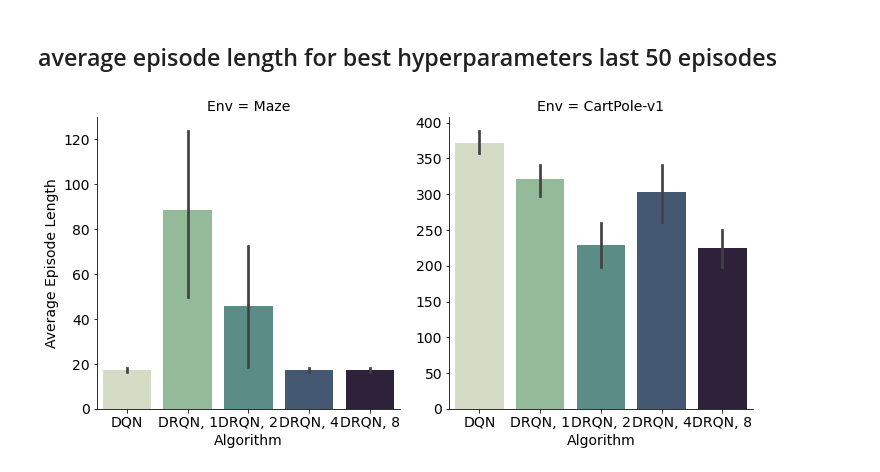
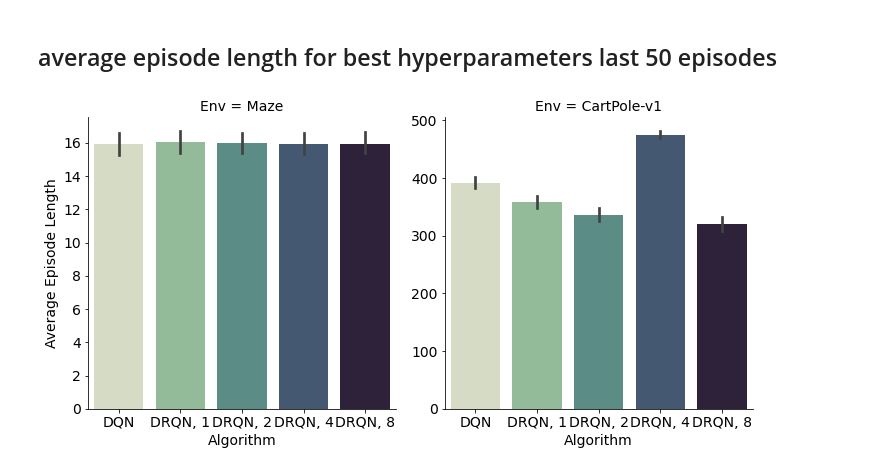
Before and after one commit to RevanMacQueen/DRQN, a Jupyter notebook: new_visualizations_2.ipynb, the cells around one changed output. Saved outputs shown, nothing was run; the diff lists cells and outputs as text; code cells hidden in the pictures.

```diff
--- a/new_visualizations_2.ipynb
+++ b/new_visualizations_2.ipynb
@@ -216,19 +122,13 @@ def extract_epsisode_lengths(root: str, param_names: list, filters=None, cutoffs
 # %%
-root = Path('results_new_sweep')
-filters = {
-    'buffer_size' : [10000],
-    'env': ['envs:random_maze-v0', 'CartPole-v1']}
+root = Path('results_best')
+filters = None
 
 cutoffs = {
     'envs:random_maze-v0' : 1000,
     'CartPole-v1' : -1
 }
 
-params, episode_len = extract_epsisode_lengths(root, ['model_arch', 'env', 'seed', 'learning_freq', 'target_update_freq', 'seq_len', 'learning_rate', 'buffer_size'], filters, cutoffs, last_n=50)
-
-# do_avg = np.vectorize(np.mean)
-# episode_len = do_avg(episode_len)
-#episode_len = np.mean(episode_len, axis=1)
+params, episode_len = extract_episode_lengths(root, ['model_arch', 'env', 'seed', 'learning_freq', 'target_update_freq', 'seq_len', 'learning_rate', 'buffer_size'], filters, cutoffs, last_n=30)
 
 avg = np.zeros(episode_len.shape[0])
 for i in range(episode_len.shape[0]):
@@ -259,7 +193,6 @@ df_last = df_last.replace('RNN, 8', 'DRQN, 8')
 # %%
-# 50
-df_best_last, best_inds = get_best_data(df_last, df_mean, columns, 'Num Episodes') # performance metric for determining best parameters is still num episodes
-g = sns.catplot(x='Algorithm', y='Average Episode Length', col='Env', data=df_best_last, kind='bar', ci=68,  sharey=False, palette= sns.cubehelix_palette(5, start=.5, rot=-.75))
+
+g = sns.catplot(x='Algorithm', y='Average Episode Length', col='Env', data=df_last, kind='bar', ci=68,  sharey=False, palette= sns.cubehelix_palette(5, start=.5, rot=-.75))
 plt.savefig('figures/last_50_length_best_params.pdf', bbox_inches='tight')
 # %% [output]
-[figure, old version]
+[figure, new version]
```
Also changed, not shown: parts of 12 cells of this notebook, 6 other files.
